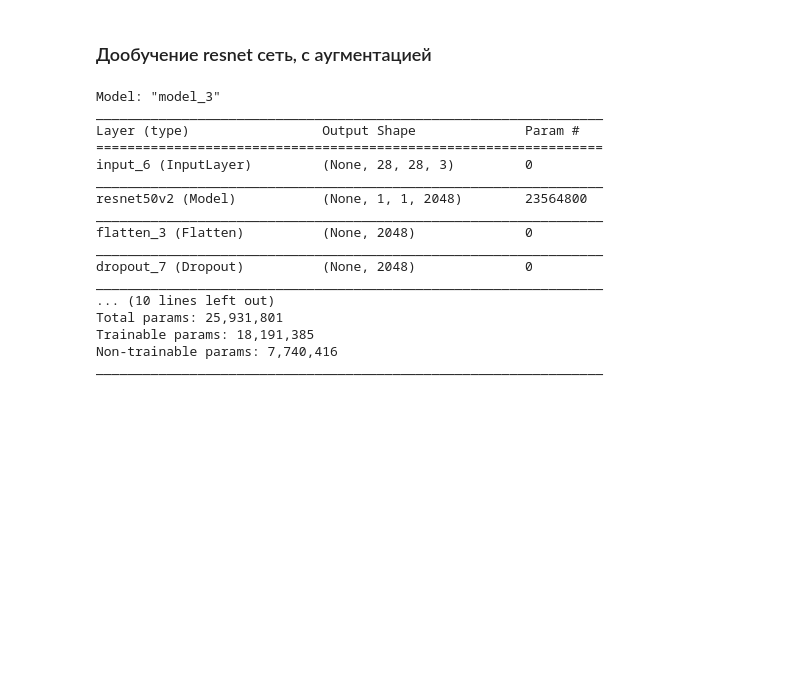
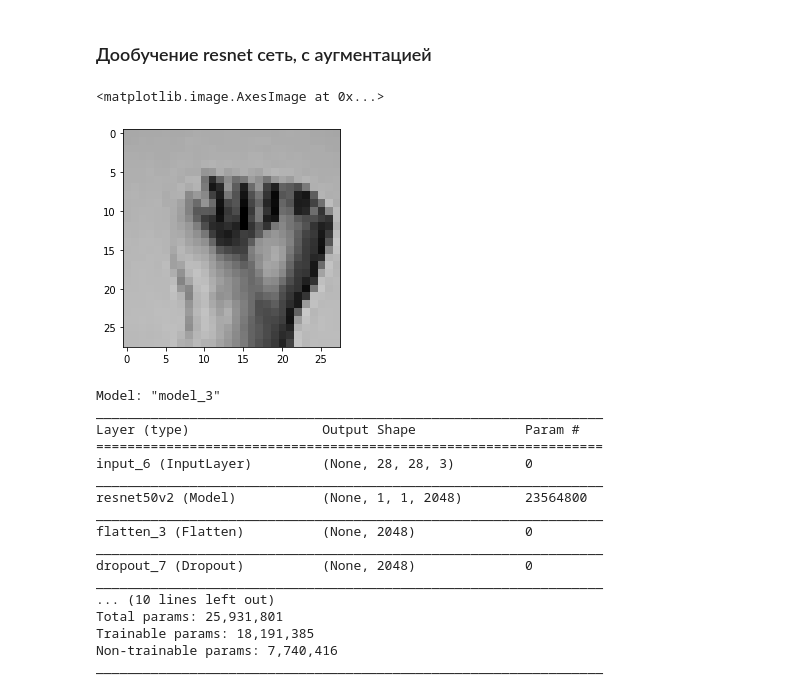
Before and after one commit to prikibak/MO_4sem, a Jupyter notebook: laba6/experimtens.ipynb, the cells around one changed output. Saved outputs shown, nothing was run; the diff lists cells and outputs as text; code cells hidden in the pictures; blank space fills up the shorter version.

```diff
--- a/laba6/experimtens.ipynb
+++ b/laba6/experimtens.ipynb
@@ -337,6 +343,11 @@ gray_imgs_to_rgbs = lambda gray_imgs: np.repeat(gray_imgs, 3, -1)
 train_images_rgb = gray_imgs_to_rgbs(train_images)
 val_images_rgb = gray_imgs_to_rgbs(val_images)
 test_images_rgb = gray_imgs_to_rgbs(test_images)
+# %%
+plt.imshow(train_images_rgb[0])
+# %% [output]
+<matplotlib.image.AxesImage at 0x...>
+[figure, added]
 # %%
 IMAGE_NET = True
 
```
Also changed, not shown: parts of 2 cells of this notebook.
